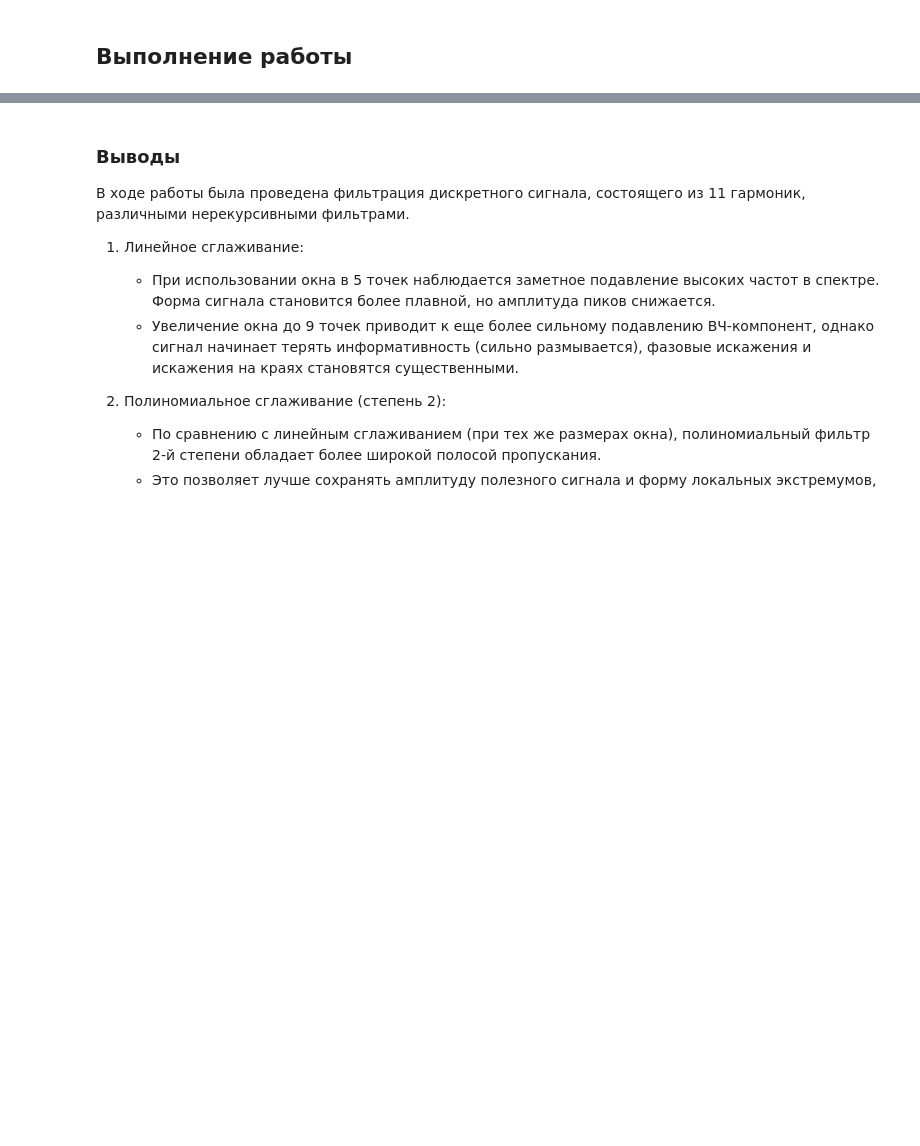
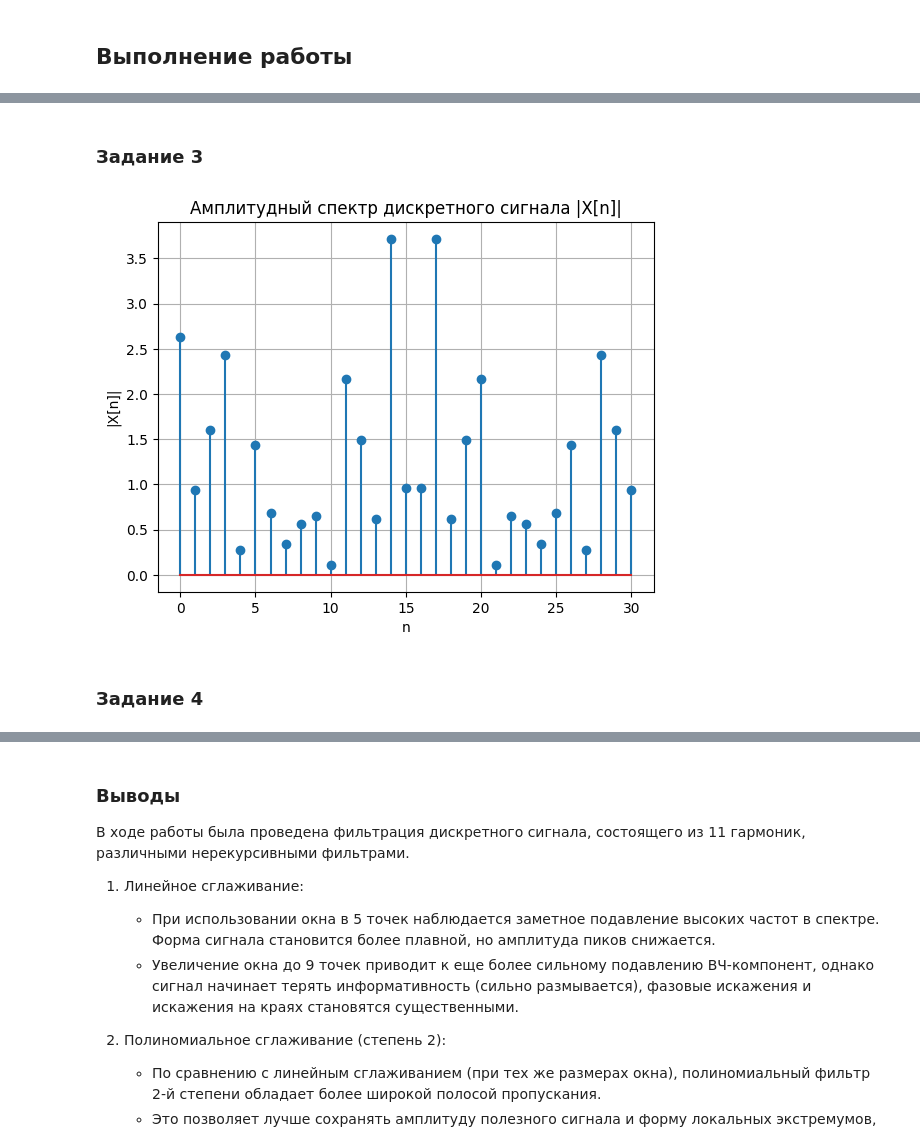
Before and after one commit to the-mvi/dsp-2025, a Jupyter notebook: 2381_Akhmetgareev_KI_Samulevich_SA/lab5.ipynb, the cells around one changed output, grey strips where cells are left out. Drawn from its saved outputs; the diff is of its cells as text; code cells hidden in the pictures; blank space fills up the shorter version.

```diff
--- a/2381_Akhmetgareev_KI_Samulevich_SA/lab5.ipynb
+++ b/2381_Akhmetgareev_KI_Samulevich_SA/lab5.ipynb
@@ -65,0 +69,17 @@ def apply_filter(signal, kernel, name):
+# %% [markdown]
+### Задание 3
+# %%
+X = np.fft.fft(x)
+X_abs = np.abs(X)
+
+plt.figure()
+plt.stem(n, X_abs)
+plt.title("Амплитудный спектр дискретного сигнала |X[n]|")
+plt.xlabel("n")
+plt.ylabel("|X[n]|")
+plt.grid(True)
+plt.show()
+# %% [output]
+[figure, added]
+# %% [markdown]
+### Задание 4
```
Also changed, not shown: parts of 24 cells of this notebook.
